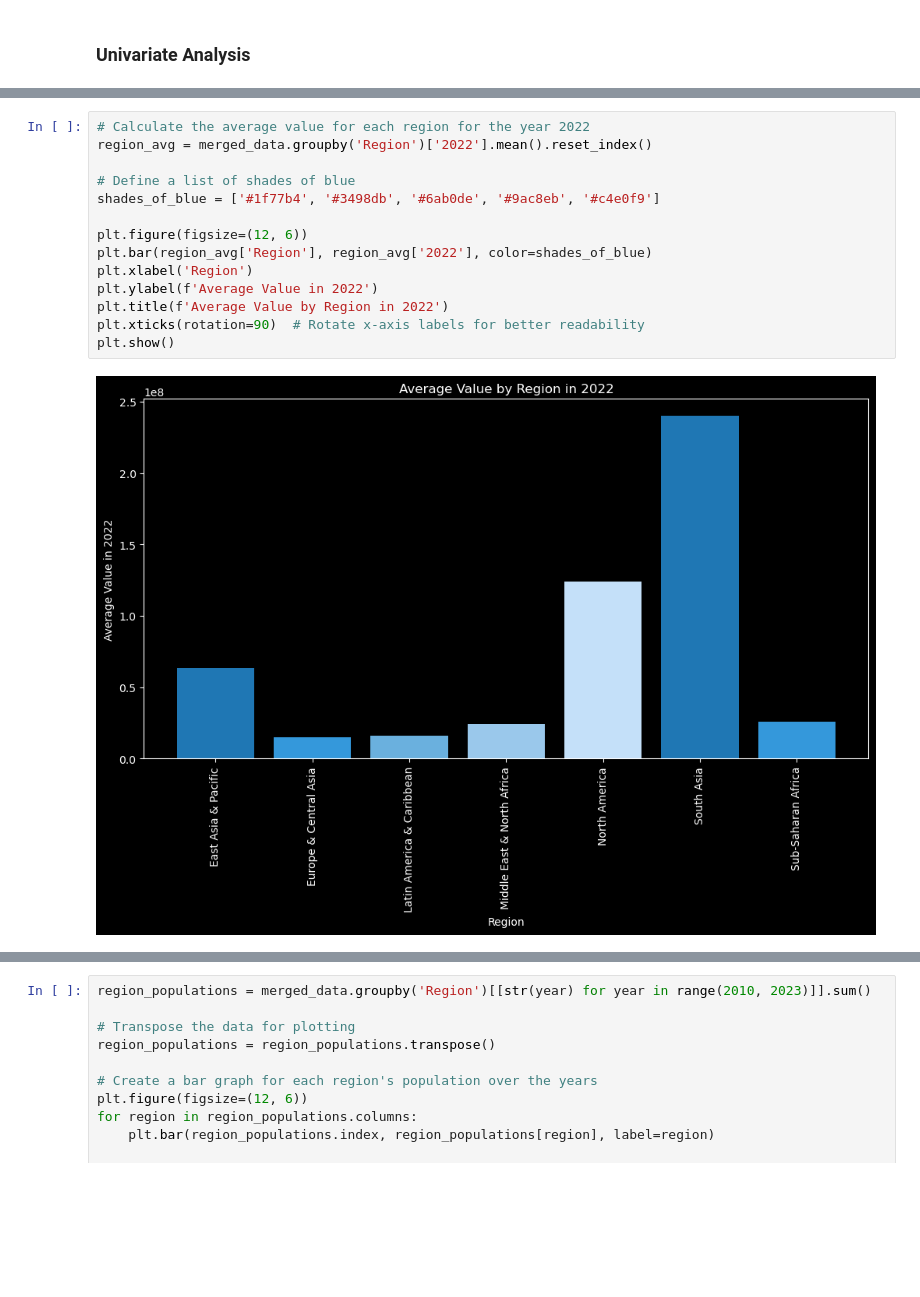
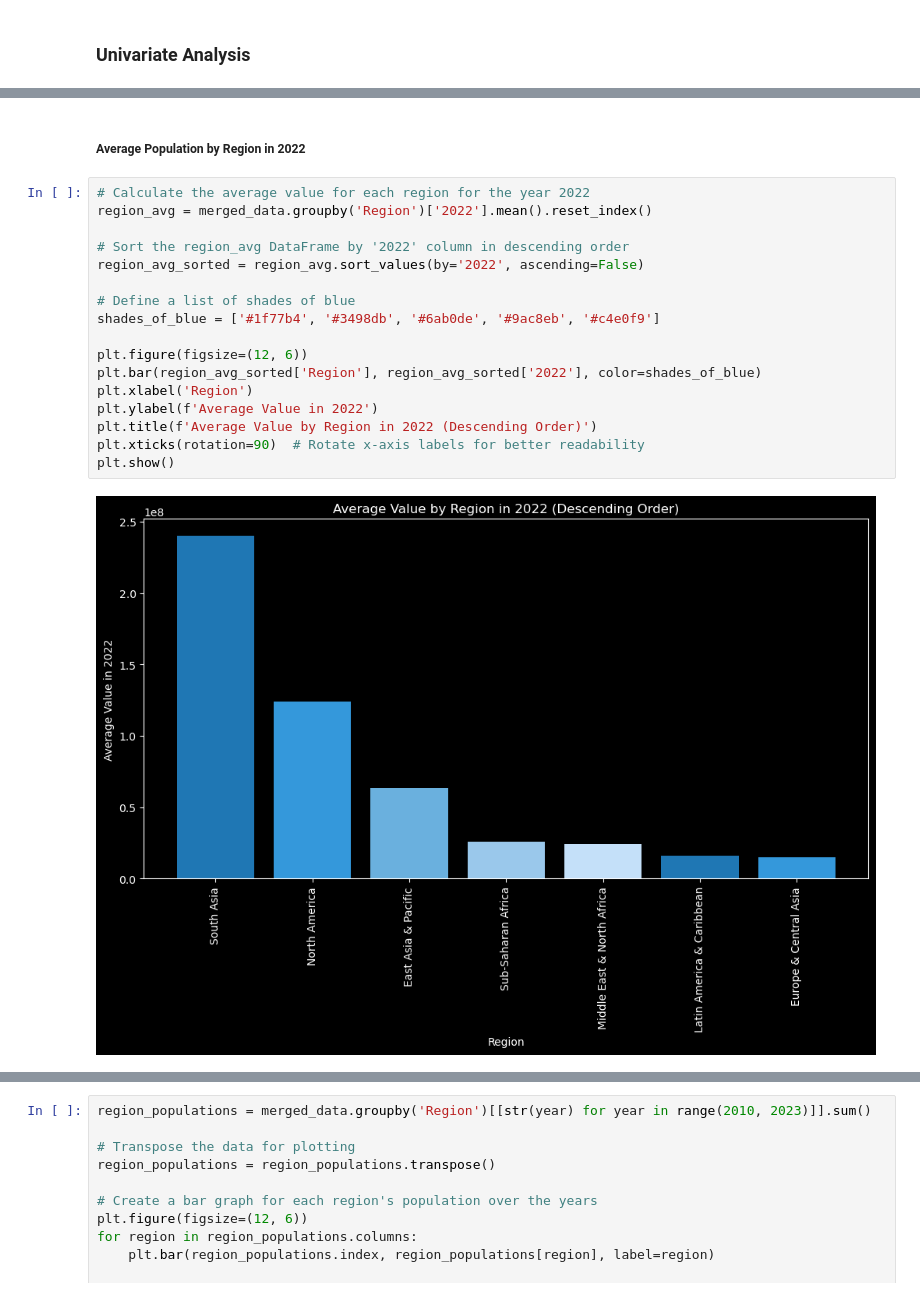
Before and after one commit to marwa9975/Analyzing_Global_Population_Trends, a Jupyter notebook: notebook.ipynb, the cells around one changed output, grey strips where cells are left out. Drawn from its saved outputs; the diff is of its cells as text; blank space fills up the shorter version.

```diff
--- a/notebook.ipynb
+++ b/notebook.ipynb
@@ -340,16 +324,21 @@ plt.show()
+# %% [markdown]
+##### Average Population by Region in 2022
 # %%
 # Calculate the average value for each region for the year 2022
 region_avg = merged_data.groupby('Region')['2022'].mean().reset_index()
+
+# Sort the region_avg DataFrame by '2022' column in descending order
+region_avg_sorted = region_avg.sort_values(by='2022', ascending=False)
 
 # Define a list of shades of blue
 shades_of_blue = ['#1f77b4', '#3498db', '#6ab0de', '#9ac8eb', '#c4e0f9']
 
 plt.figure(figsize=(12, 6))
-plt.bar(region_avg['Region'], region_avg['2022'], color=shades_of_blue)
+plt.bar(region_avg_sorted['Region'], region_avg_sorted['2022'], color=shades_of_blue)
 plt.xlabel('Region')
 plt.ylabel(f'Average Value in 2022')
-plt.title(f'Average Value by Region in 2022')
+plt.title(f'Average Value by Region in 2022 (Descending Order)')
 plt.xticks(rotation=90)  # Rotate x-axis labels for better readability
 plt.show()
 # %% [output]
-[figure, old version]
+[figure, new version]
```
Also changed, not shown: parts of 31 cells of this notebook.
